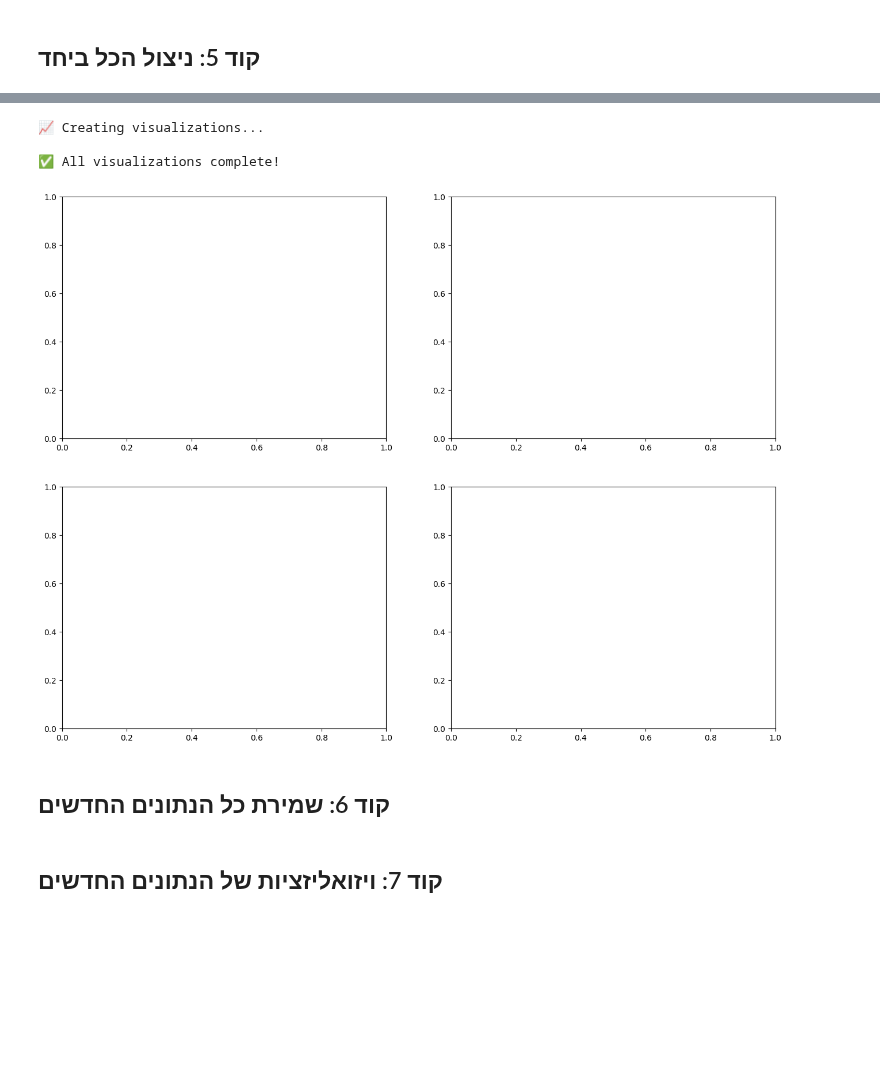
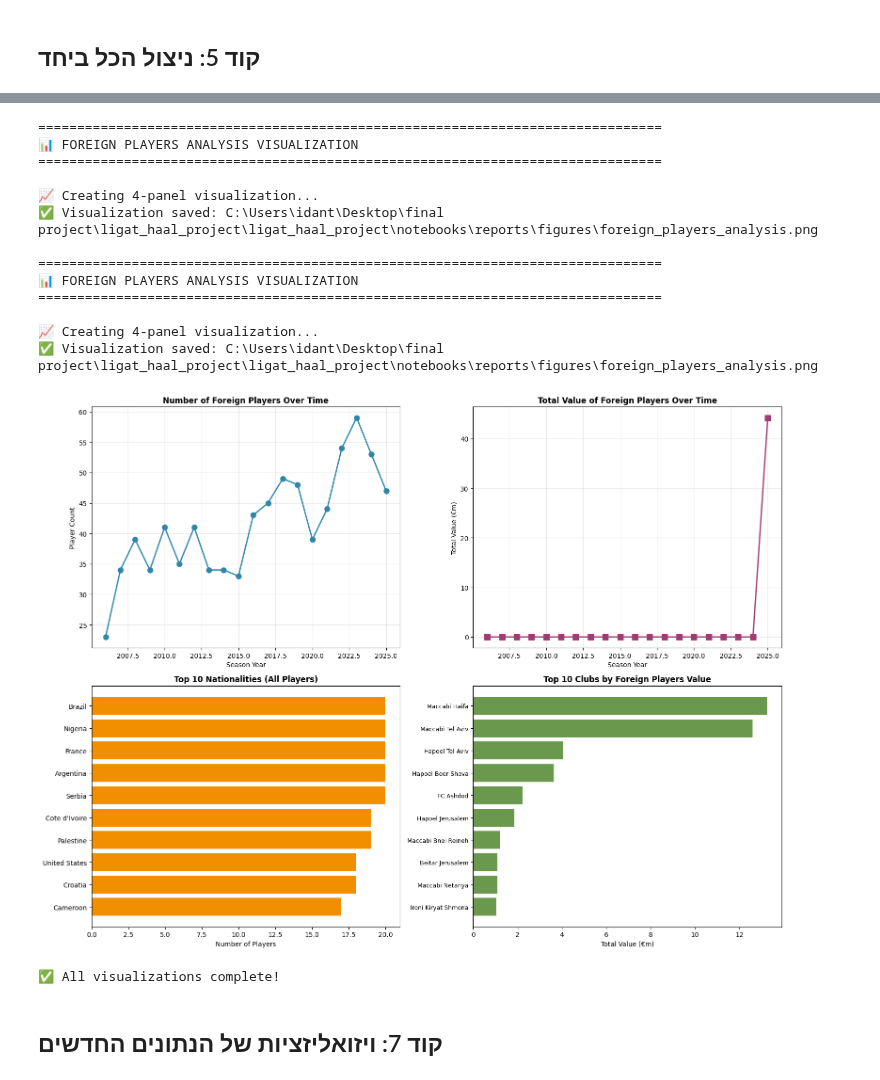
Before and after one commit to Nitaybenadmon123/ligat_haal_project, a Jupyter notebook: ligat_haal_project/notebooks/economic_data/economic_data_collection.ipynb, the cells around one changed output, grey strips where cells are left out. Cells and saved outputs as stored; diff of their text form; code cells hidden in the pictures; blank space fills up the shorter version.

Commit message:
סיום איסוף נתונים כלכליים כולל איסוף נתונים על שחקנים זרים

```diff
--- a/ligat_haal_project/notebooks/economic_data/economic_data_collection.ipynb
+++ b/ligat_haal_project/notebooks/economic_data/economic_data_collection.ipynb
@@ -1451,8 +1381,48 @@ else:
 # %%
 import matplotlib.pyplot as plt
 import seaborn as sns
+from pathlib import Path
 
-print("\n📈 Creating visualizations...")
+# ============================================================================
+# 📊 FOREIGN PLAYERS VISUALIZATION ANALYSIS
+# ============================================================================
+"""
+הויזואליזציה הזו מציגה 4 תרשימים מרכזיים על שחקנים זרים בליגת העל:
+
+1️⃣ **Number of Foreign Players Over Time (למעלה שמאל)**
+   - מציג את מגמת מספר השחקנים הזרים לאורך 20 השנים
+   - מראה באילו שנים היו הכי הרבה זרים בליגה
+   - עוזר להבין את השינוי בעיתוי היבוא של שחקנים
+
+2️⃣ **Total Value of Foreign Players Over Time (למעלה ימין)**
+   - מראה את השווי הכולל של כל השחקנים הזרים בכל עונה
+   - שחקנים יותר "יקרים" = השקעה גדולה יותר בחיצוניים
+   - מדד לעד כמה הקבוצות מעדיפות להשקיע בזרים
+
+3️⃣ **Top 10 Nationalities (למטה שמאל)**
+   - מראה מאילו מדינות בעיקר באים הזרים
+   - ברזיל, ניגריה, צרפת = המקורות העיקריים
+   - חשוב להבין את דפוסי הגיוס
+
+4️⃣ **Top 10 Clubs by Foreign Players Value (למטה ימין)**
+   - מראה אילו קבוצות משקיעות הכי הרבה בשחקנים זרים
+   - קבוצות עם שווי זרים גבוה = אסטרטגיית גיוס אגרסיבית
+   - מתאם עם הצלחה בליגה?
+
+💡 **מסקנות אפשריות:**
+- האם יותר זרים = ביצועים טובים יותר?
+- האם יש עונות בהן היה חוק על מספר זרים?
+- מהן הקבוצות המתנקזות על זרים?
+"""
+
+print("\n" + "="*80)
+print("📊 FOREIGN PLAYERS ANALYSIS VISUALIZATION")
+print("="*80)
+print("\n📈 Creating 4-panel visualization...")
+
+# הגדר את התיקייה לשמירת תרשימים
+FIG_DIR = Path(r'C:\Users\idant\Desktop\final project\ligat_haal_project\ligat_haal_project\notebooks\reports\figures')
+FIG_DIR.mkdir(parents=True, exist_ok=True)
 
 fig, axes = plt.subplots(2, 2, figsize=(16, 12))
 
@@ -1478,35 +1448,44 @@ if not foreign_players_20years.empty:
 
     # 3. Top 10 nationalities
     top_nations = foreign_players_20years['nationality'].value_counts().head(10)
     axes[1, 0].barh(range(len(top_nations)), top_nations.values, color='#F18F01')
     axes[1, 0].set_yticks(range(len(top_nations)))
     axes[1, 0].set_yticklabels(top_nations.index)
     axes[1, 0].set_title('Top 10 Nationalities (All Players)', fontsize=12, fontweight='bold')
     axes[1, 0].set_xlabel('Number of Players')
     axes[1, 0].invert_yaxis()
 
     # 4. Top clubs by foreign player value
     club_values = foreign_players_20years.groupby('club')['market_value_millions'].sum().nlargest(10)
     axes[1, 1].barh(range(len(club_values)), club_values.values, color='#6A994E')
     axes[1, 1].set_yticks(range(len(club_values)))
     axes[1, 1].set_yticklabels(club_values.index, fontsize=9)
     axes[1, 1].set_title('Top 10 Clubs by Foreign Players Value', fontsize=12, fontweight='bold')
     axes[1, 1].set_xlabel('Total Value (€m)')
     axes[1, 1].invert_yaxis()
 
     plt.tight_layout()
 
     fig_path = FIG_DIR / f'foreign_players_analysis.png'
     plt.savefig(fig_path, dpi=300, bbox_inches='tight')
     print(f"✅ Visualization saved: {fig_path}")
 
     plt.show()
 
 print("\n✅ All visualizations complete!")
 # %% [output]
-📈 Creating visualizations...
+================================================================================
+📊 FOREIGN PLAYERS ANALYSIS VISUALIZATION
+================================================================================
 
-✅ All visualizations complete!
+📈 Creating 4-panel visualization...
+✅ Visualization saved: C:\Users\idant\Desktop\final project\ligat_haal_project\ligat_haal_project\notebooks\reports\figures\foreign_players_analysis.png
+
+================================================================================
+📊 FOREIGN PLAYERS ANALYSIS VISUALIZATION
+================================================================================
+
+📈 Creating 4-panel visualization...
+✅ Visualization saved: C:\Users\idant\Desktop\final project\ligat_haal_project\ligat_haal_project\notebooks\reports\figures\foreign_players_analysis.png
-[figure, old version]
+[figure, new version]
+✅ All visualizations complete!
-# %% [markdown]
-## קוד 6: שמירת כל הנתונים החדשים
```
Also changed, not shown: parts of 6 cells of this notebook, 55 other files.
